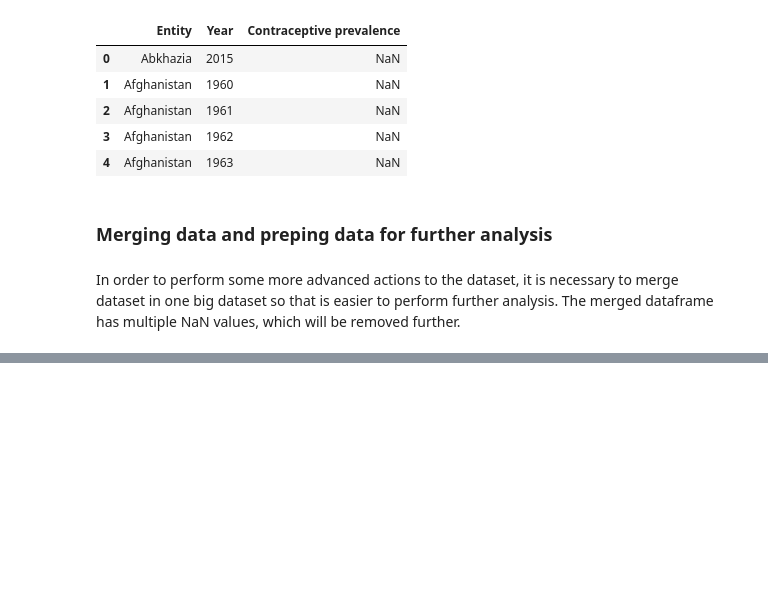
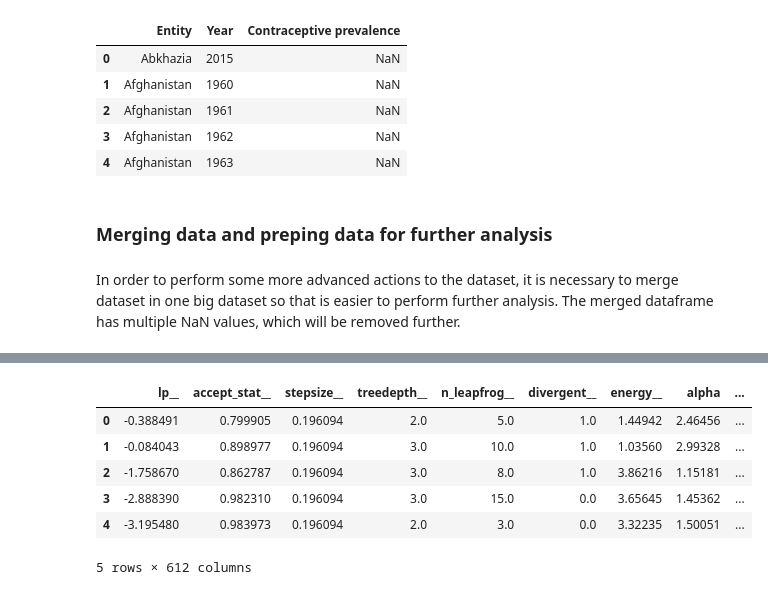
Before and after one commit to michalsciubisz/fertility_rate_project, a Jupyter notebook: fertility_rate.ipynb, the cells around one changed output, grey strips where cells are left out. Cells and saved outputs as stored; diff of their text form; code cells hidden in the pictures; blank space fills up the shorter version.

```diff
--- a/fertility_rate.ipynb
+++ b/fertility_rate.ipynb
@@ -125,0 +183,11 @@ merged_df= gdp_df.merge(labor_df, on=['Entity', 'Year'])\
+# %%
+mean = []
+std = []
+col_list = ['Fertility rate', 'GDP per capita', 'Labor force rate', 'Contraceptive prevalence']
+for item in col_list:
+    mean_value = prior_df[item].mean()
+    std_value = prior_df[item].std()
+    print(f"Mean of {item} is equal to: {mean_value}")
+    print(f"Std of {item} is equal to: {std_value}")
+    mean.append(mean_value)
+    std.append(std_value)
@@ -125,0 +203,13 @@ merged_df= gdp_df.merge(labor_df, on=['Entity', 'Year'])\
+# %%
+data_simulation = {
+    'N': len(prior_df),
+    'gdp_per_capita': prior_df['GDP per capita'].values,
+    'mu_alpha': mean[0],  # Mean of fertility rate
+    'sig_alpha': std[0],  # Std of fertility rate
+    'mu_beta': mean[1],   # Mean of GDP per capita
+    'sig_beta': std[1]    # Std of GDP per capita
+}
+# %%
+R = len(prior_df)
+
+sim = model_prior.sample(data=data_simulation, iter_sampling=R)
@@ -125,0 +235,11 @@ merged_df= gdp_df.merge(labor_df, on=['Entity', 'Year'])\
+# %%
+sim_df = sim.draws_pd()
+sim_df.head()
+# %% [output]
+|  | lp__ | accept_stat__ | stepsize__ | treedepth__ | n_leapfrog__ | divergent__ | energy__ | alpha | ... |
+| 0 | -0.388491 | 0.799905 | 0.196094 | 2.0 | 5.0 | 1.0 | 1.44942 | 2.46456 | ... |
+| 1 | -0.084043 | 0.898977 | 0.196094 | 3.0 | 10.0 | 1.0 | 1.03560 | 2.99328 | ... |
+| 2 | -1.758670 | 0.862787 | 0.196094 | 3.0 | 8.0 | 1.0 | 3.86216 | 1.15181 | ... |
+| 3 | -2.888390 | 0.982310 | 0.196094 | 3.0 | 15.0 | 0.0 | 3.65645 | 1.45362 | ... |
+| 4 | -3.195480 | 0.983973 | 0.196094 | 2.0 | 3.0 | 0.0 | 3.32235 | 1.50051 | ... |
+5 rows × 612 columns
```
Also changed, not shown: parts of 21 cells of this notebook, 3 other files.
